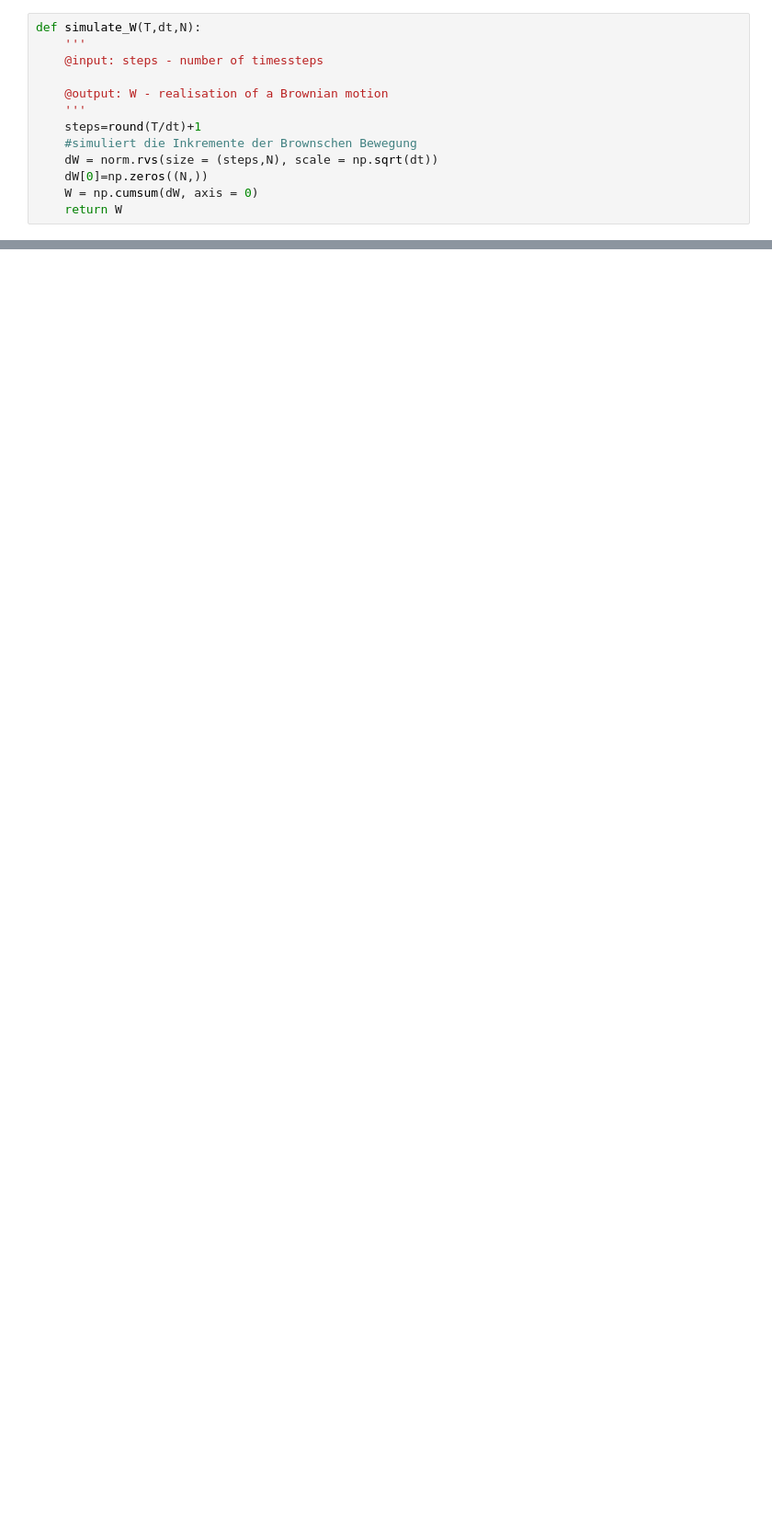
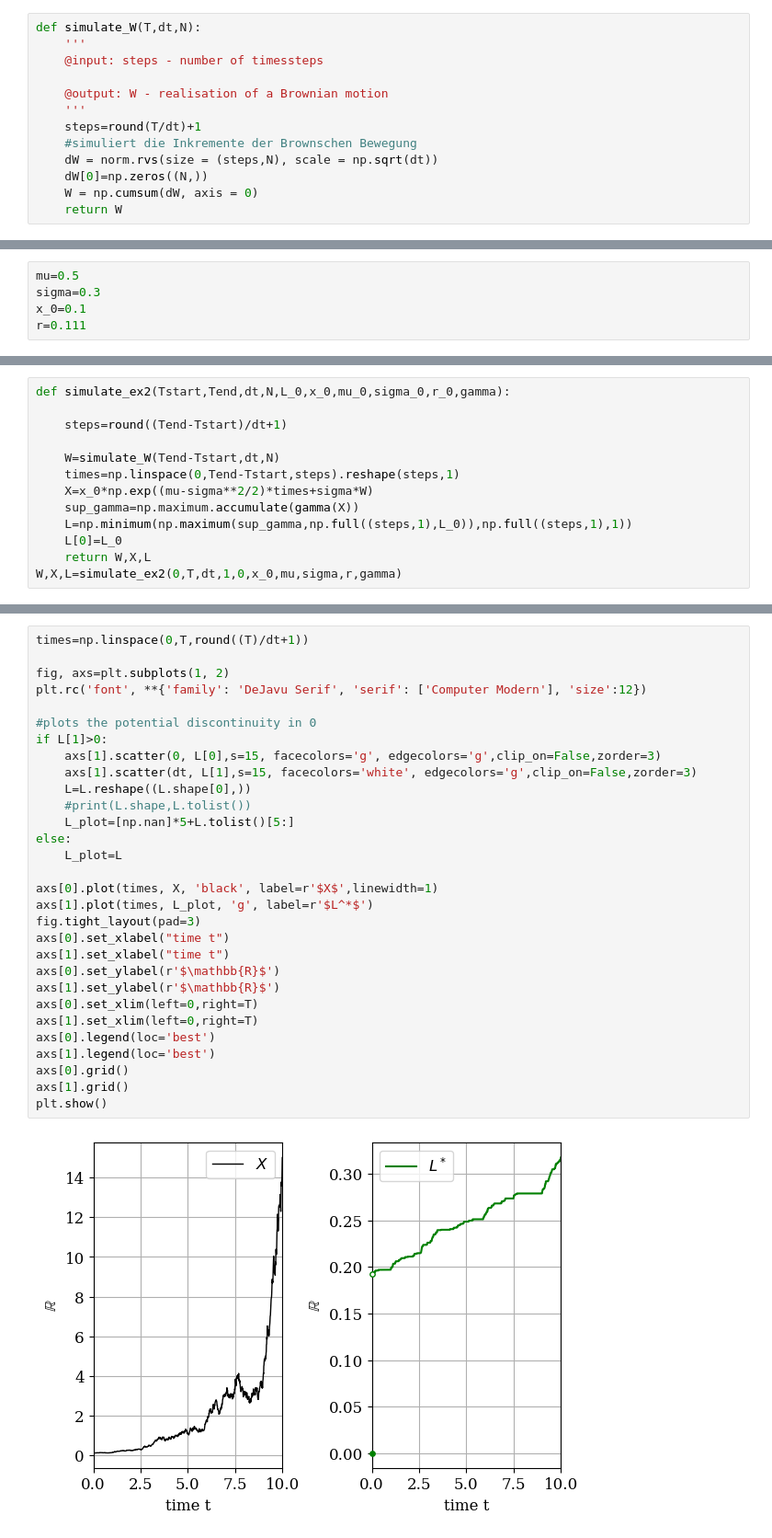
Before and after one commit to johannestrotzke/exit_contract_optimization, a Jupyter notebook: exit_contract_optmization.ipynb, the cells around one changed output, grey strips where cells are left out. Shown: that part at 92% size. Drawn from its saved outputs; the diff is of its cells as text; blank space fills up the shorter version.

```diff
--- a/exit_contract_optmization.ipynb
+++ b/exit_contract_optmization.ipynb
@@ -222,0 +241,5 @@ True True
+# %%
+mu=0.5
+sigma=0.3
+x_0=0.1
+r=0.111
@@ -222,0 +296,13 @@ True True
+# %%
+def simulate_ex2(Tstart,Tend,dt,N,L_0,x_0,mu_0,sigma_0,r_0,gamma):
+
+    steps=round((Tend-Tstart)/dt+1)
+
+    W=simulate_W(Tend-Tstart,dt,N)
+    times=np.linspace(0,Tend-Tstart,steps).reshape(steps,1)
+    X=x_0*np.exp((mu-sigma**2/2)*times+sigma*W)
+    sup_gamma=np.maximum.accumulate(gamma(X))
+    L=np.minimum(np.maximum(sup_gamma,np.full((steps,1),L_0)),np.full((steps,1),1))
+    L[0]=L_0
+    return W,X,L
+W,X,L=simulate_ex2(0,T,dt,1,0,x_0,mu,sigma,r,gamma)
@@ -222,0 +311,32 @@ True True
+# %%
+times=np.linspace(0,T,round((T)/dt+1))
+
+fig, axs=plt.subplots(1, 2)
+plt.rc('font', **{'family': 'DeJavu Serif', 'serif': ['Computer Modern'], 'size':12})
+
+#plots the potential discontinuity in 0
+if L[1]>0:
+    axs[1].scatter(0, L[0],s=15, facecolors='g', edgecolors='g',clip_on=False,zorder=3)
+    axs[1].scatter(dt, L[1],s=15, facecolors='white', edgecolors='g',clip_on=False,zorder=3)
+    L=L.reshape((L.shape[0],))
+    #print(L.shape,L.tolist())
+    L_plot=[np.nan]*5+L.tolist()[5:]
+else:
+    L_plot=L
+
+axs[0].plot(times, X, 'black', label=r'$X$',linewidth=1)
+axs[1].plot(times, L_plot, 'g', label=r'$L^*$')
+fig.tight_layout(pad=3)
+axs[0].set_xlabel("time t")
+axs[1].set_xlabel("time t")
+axs[0].set_ylabel(r'$\mathbb{R}$')
+axs[1].set_ylabel(r'$\mathbb{R}$')
+axs[0].set_xlim(left=0,right=T)
+axs[1].set_xlim(left=0,right=T)
+axs[0].legend(loc='best')
+axs[1].legend(loc='best')
+axs[0].grid()
+axs[1].grid()
+plt.show()
+# %% [output]
+[figure, added]
```
Also changed, not shown: parts of 34 cells of this notebook.
